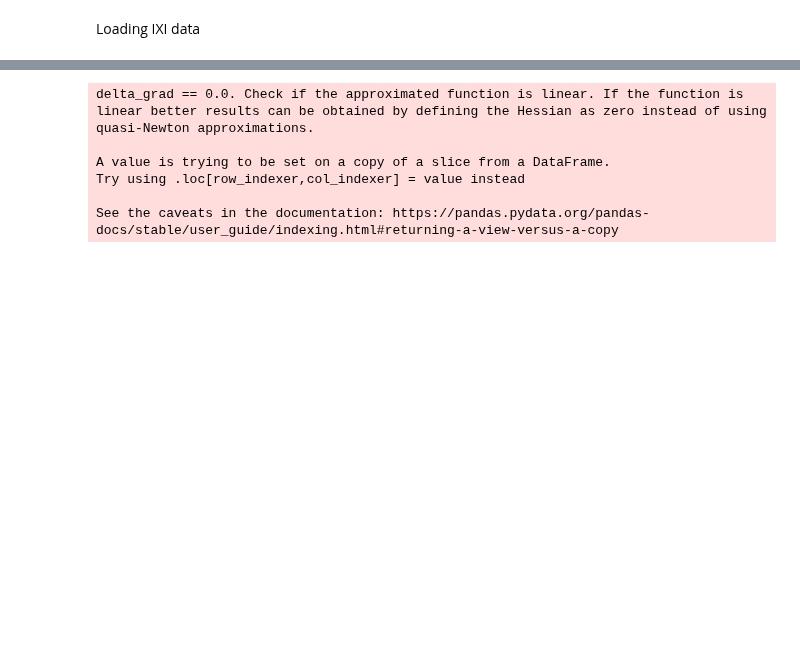
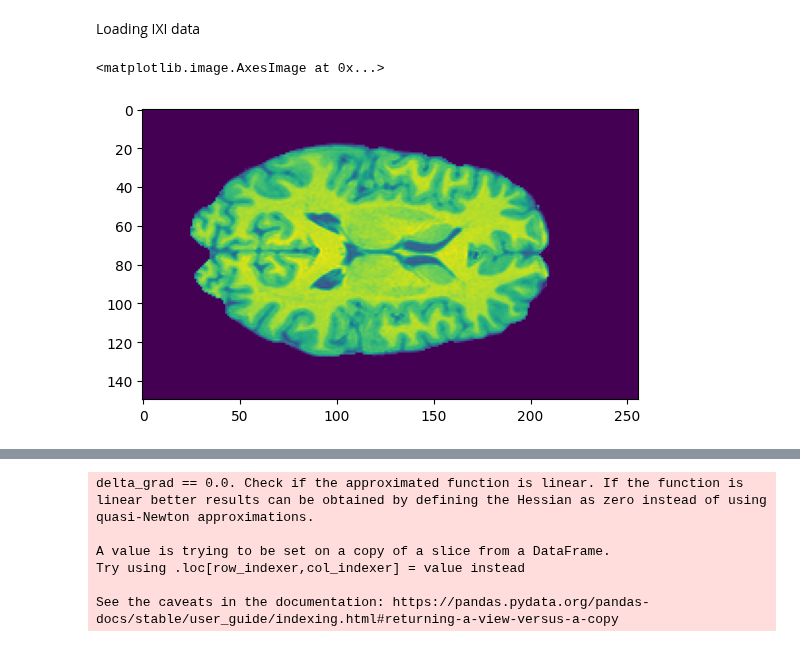
Before and after one commit to pranav-ind/hulfsynth, a Jupyter notebook: temp.ipynb, the cells around one changed output, grey strips where cells are left out. Cells and saved outputs as stored; diff of their text form; code cells hidden in the pictures; blank space fills up the shorter version.

Commit message:
gen. ULF data for ixi=105

```diff
--- a/temp.ipynb
+++ b/temp.ipynb
@@ -588,9 +589,11 @@ from Data.ImagePreparation import ImagePreparation
 # %%
 from matplotlib import pyplot as plt
-slice_num = 90 #default_config["slice"]
-# /Data/ixi/T1/102/registration/fast_restore.nii.gz
+slice_num = 160 #default_config["slice"]
 dataset_num = 105
-hf_loc = "./Data/ixi/T1/" + str(dataset_num)+ "/fast_restore.nii.gz"
+hf_loc = "./Data/ixi/T1/" + str(dataset_num)+ "/hf/fast_restore.nii.gz"
 hf_observed = nib.load(hf_loc).get_fdata()
 plt.imshow(hf_observed[:,:,slice_num])
+# %% [output]
+<matplotlib.image.AxesImage at 0x...>
+[figure, added]
 # %%
```
Also changed, not shown: parts of 9 cells of this notebook, 14 other files.
